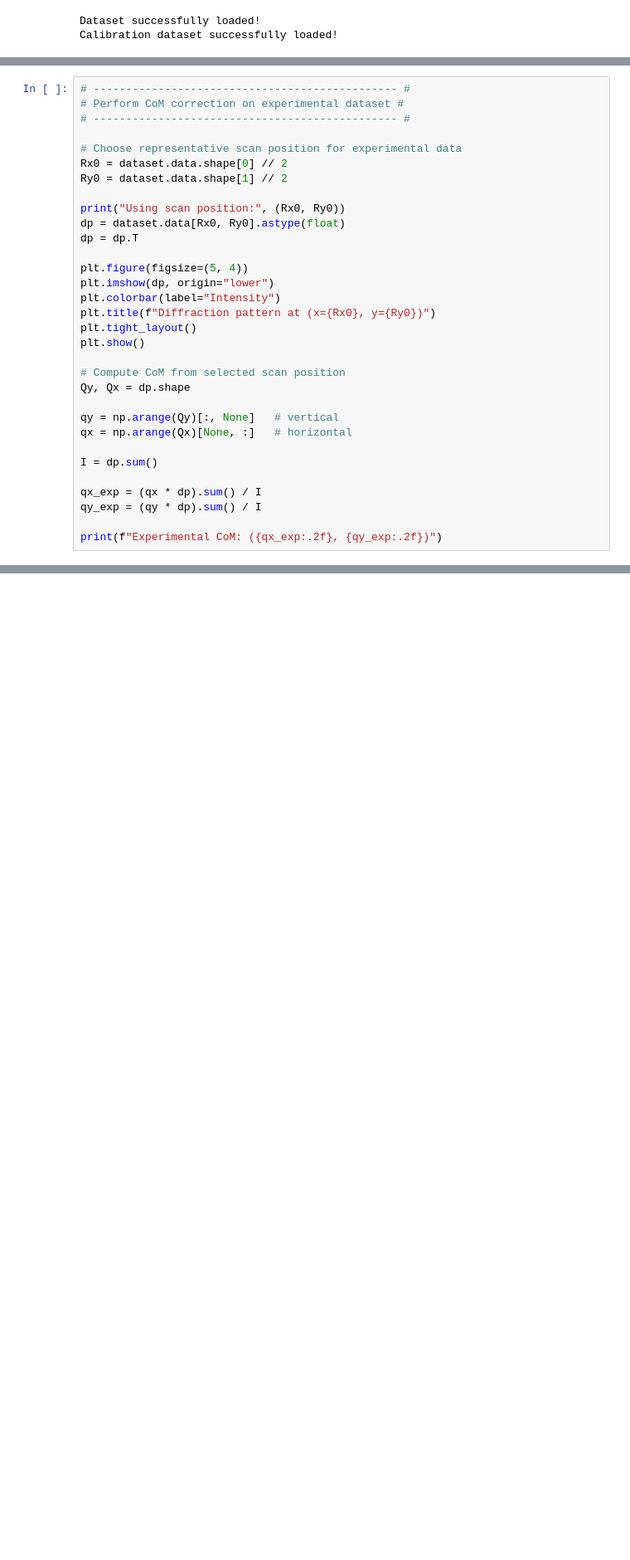
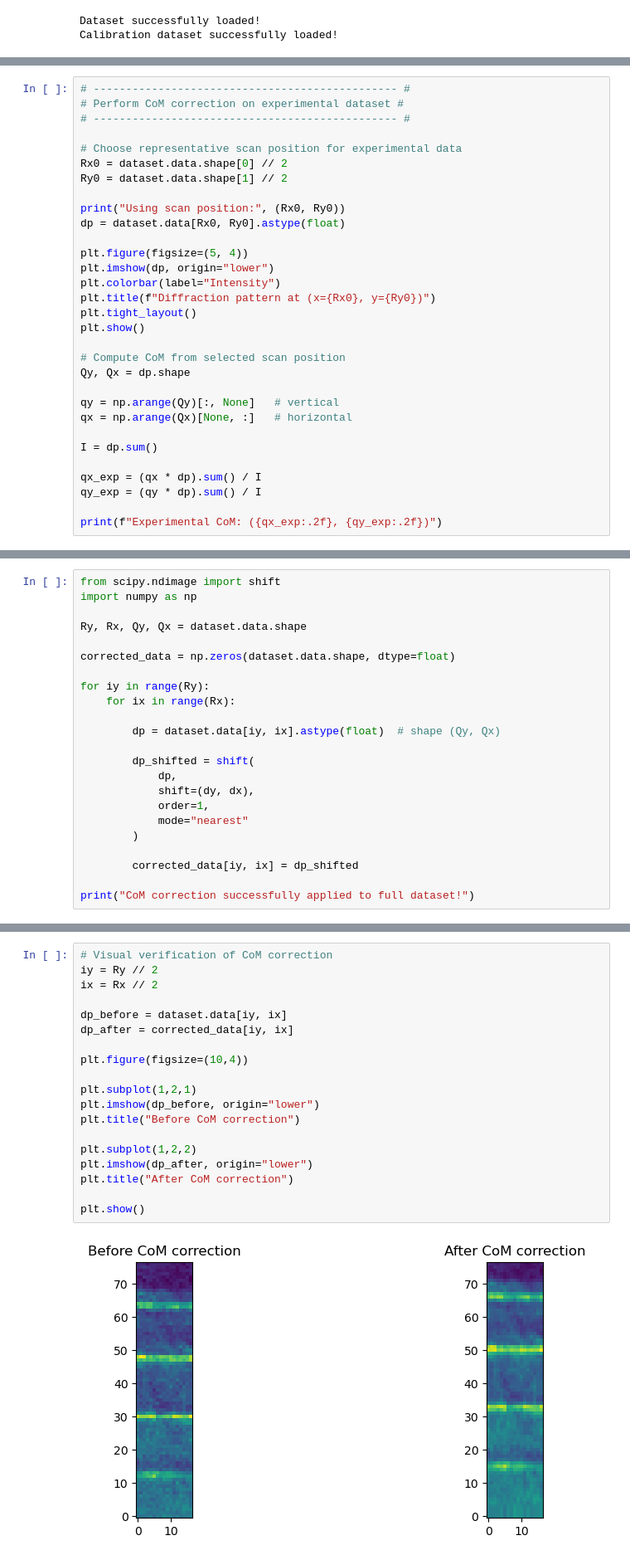
Before and after one commit to eliseetrheim/MSE465_EliseEtrheim, a Jupyter notebook: assignments/assignment_02_setup.ipynb, the cells around one changed output, grey strips where cells are left out. Shown at 83% size. Drawn from its saved outputs; the diff is of its cells as text; blank space fills up the shorter version.

```diff
--- a/assignments/assignment_02_setup.ipynb
+++ b/assignments/assignment_02_setup.ipynb
@@ -251,7 +230,6 @@ Ry0 = dataset.data.shape[1] // 2
 
 print("Using scan position:", (Rx0, Ry0))
 dp = dataset.data[Rx0, Ry0].astype(float)
-dp = dp.T
 
 plt.figure(figsize=(5, 4))
 plt.imshow(dp, origin="lower")
@@ -398,0 +295,23 @@ plt.show()
+# %%
+from scipy.ndimage import shift
+import numpy as np
+
+Ry, Rx, Qy, Qx = dataset.data.shape
+
+corrected_data = np.zeros(dataset.data.shape, dtype=float)
+
+for iy in range(Ry):
+    for ix in range(Rx):
+
+        dp = dataset.data[iy, ix].astype(float)  # shape (Qy, Qx)
+
+        dp_shifted = shift(
+            dp,
+            shift=(dy, dx),
+            order=1,
+            mode="nearest"
+        )
+
+        corrected_data[iy, ix] = dp_shifted
+
+print("CoM correction successfully applied to full dataset!")
@@ -398,0 +320,21 @@ plt.show()
+# %%
+# Visual verification of CoM correction
+iy = Ry // 2
+ix = Rx // 2
+
+dp_before = dataset.data[iy, ix]
+dp_after = corrected_data[iy, ix]
+
+plt.figure(figsize=(10,4))
+
+plt.subplot(1,2,1)
+plt.imshow(dp_before, origin="lower")
+plt.title("Before CoM correction")
+
+plt.subplot(1,2,2)
+plt.imshow(dp_after, origin="lower")
+plt.title("After CoM correction")
+
+plt.show()
+# %% [output]
+[figure, added]
```
Also changed, not shown: parts of 18 cells of this notebook.
